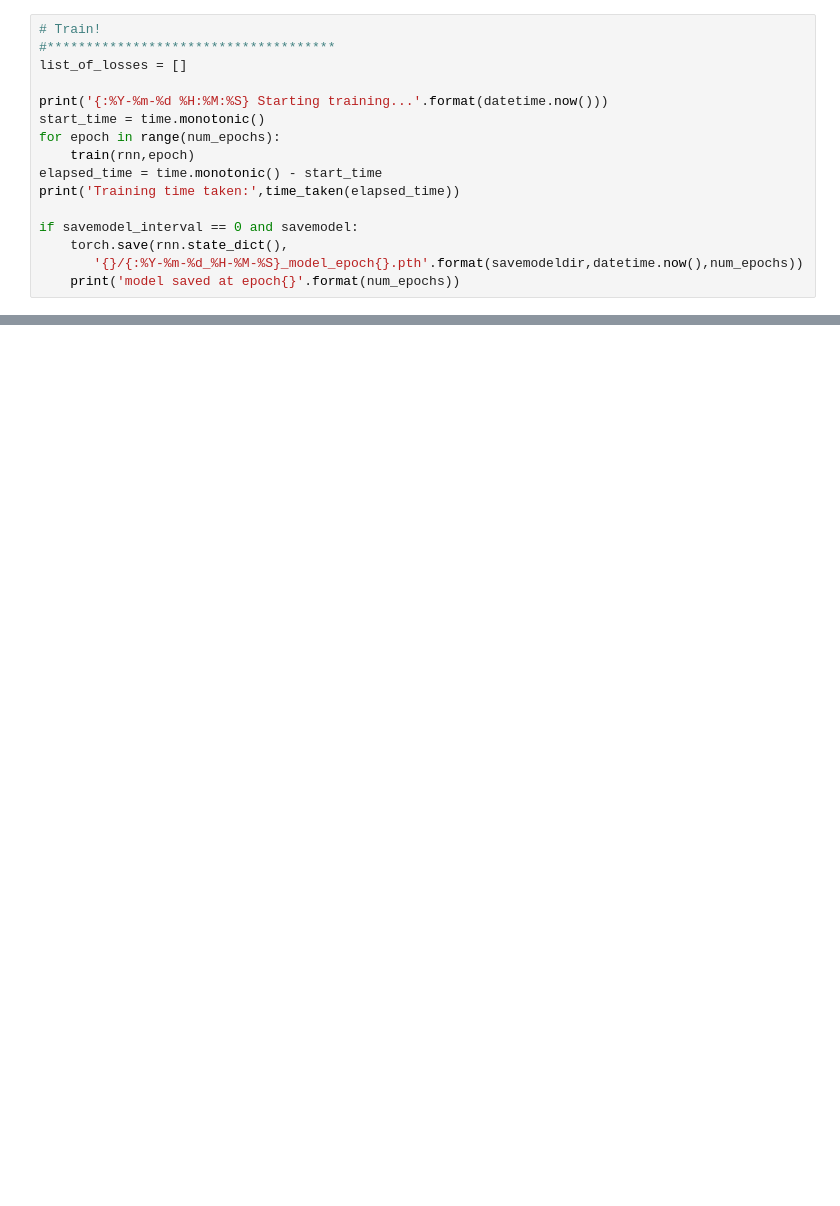
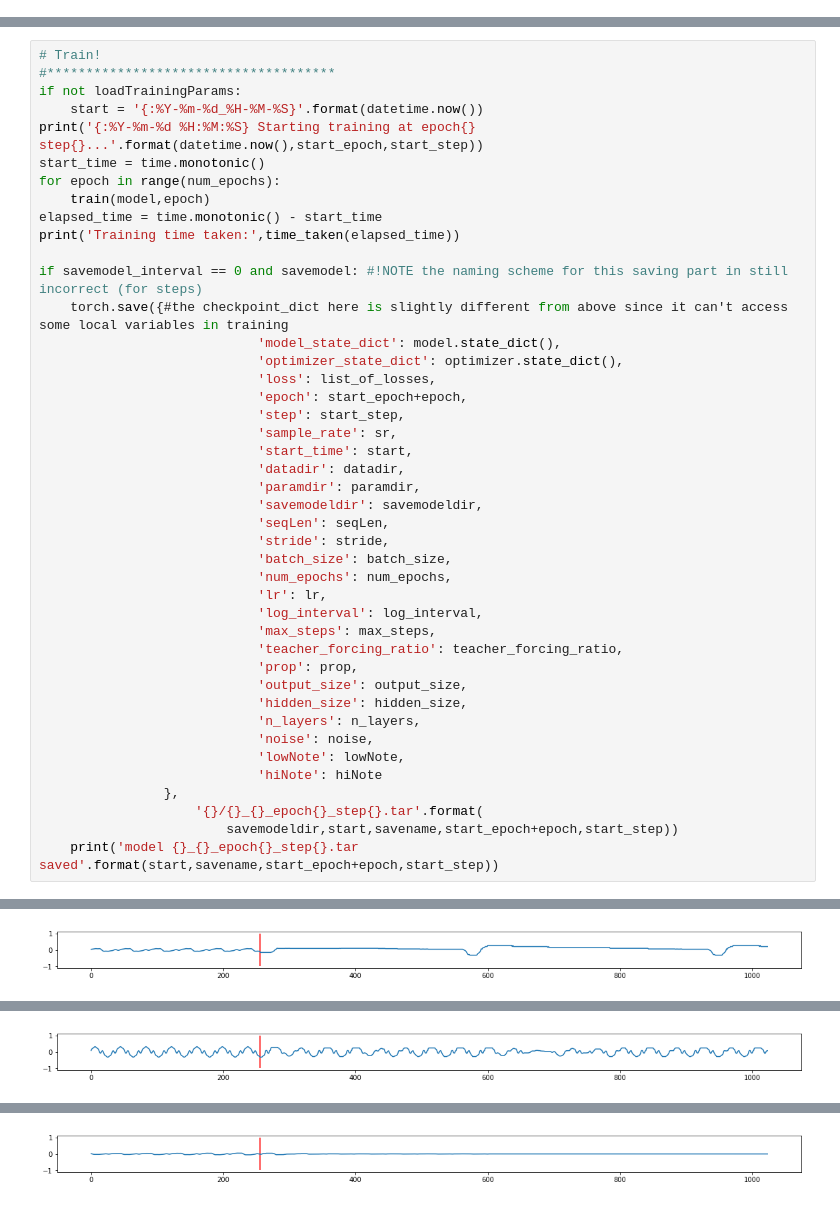
Before and after one commit to muhdhuz/RNNControl, a Jupyter notebook: main.ipynb, the cells around one changed output, grey strips where cells are left out. Saved outputs shown, nothing was run; the diff lists cells and outputs as text; blank space fills up the shorter version.

```diff
--- a/main.ipynb
+++ b/main.ipynb
@@ -346,17 +408 @@ optimizer = torch.optim.Adam(rnn.parameters(), lr=lr)
 criterion = nn.CrossEntropyLoss()
-# %%
-# Train!
-#*************************************
-list_of_losses = []
-
-print('{:%Y-%m-%d %H:%M:%S} Starting training...'.format(datetime.now()))
-start_time = time.monotonic()
-for epoch in range(num_epochs):
-    train(rnn,epoch)
-elapsed_time = time.monotonic() - start_time
-print('Training time taken:',time_taken(elapsed_time))
-
-if savemodel_interval == 0 and savemodel:
-    torch.save(rnn.state_dict(),
-       '{}/{:%Y-%m-%d_%H-%M-%S}_model_epoch{}.pth'.format(savemodeldir,datetime.now(),num_epochs))
-    print('model saved at epoch{}'.format(num_epochs))
@@ -487,0 +409,44 @@ if savemodel_interval == 0 and savemodel:
+# %%
+# Train!
+#*************************************
+if not loadTrainingParams:
+    start = '{:%Y-%m-%d_%H-%M-%S}'.format(datetime.now())
+print('{:%Y-%m-%d %H:%M:%S} Starting training at epoch{} step{}...'.format(datetime.now(),start_epoch,start_step))
+start_time = time.monotonic()
+for epoch in range(num_epochs):
+    train(model,epoch)
+elapsed_time = time.monotonic() - start_time
+print('Training time taken:',time_taken(elapsed_time))
+
+if savemodel_interval == 0 and savemodel: #!NOTE the naming scheme for this saving part in still incorrect (for steps)
+    torch.save({#the checkpoint_dict here is slightly different from above since it can't access some local variables in training
+                            'model_state_dict': model.state_dict(),
+                            'optimizer_state_dict': optimizer.state_dict(),
+                            'loss': list_of_losses,
+                            'epoch': start_epoch+epoch,
+                            'step': start_step,
+                            'sample_rate': sr,
+                            'start_time': start,
+                            'datadir': datadir,
+                            'paramdir': paramdir,
+                            'savemodeldir': savemodeldir,
+                            'seqLen': seqLen,
+                            'stride': stride,
+                            'batch_size': batch_size,
+                            'num_epochs': num_epochs,
+                            'lr': lr,
+                            'log_interval': log_interval,
+                            'max_steps': max_steps,
+                            'teacher_forcing_ratio': teacher_forcing_ratio,
+                            'prop': prop,
+                            'output_size': output_size,
+                            'hidden_size': hidden_size,
+                            'n_layers': n_layers,
+                            'noise': noise,
+                            'lowNote': lowNote,
+                            'hiNote': hiNote
+                },
+                    '{}/{}_{}_epoch{}_step{}.tar'.format(
+                        savemodeldir,start,savename,start_epoch+epoch,start_step))
+    print('model {}_{}_epoch{}_step{}.tar saved'.format(start,savename,start_epoch+epoch,start_step))
+# %% [output]
@@ -487,0 +458 @@ if savemodel_interval == 0 and savemodel:
+[figure, added]
@@ -487,0 +463 @@ if savemodel_interval == 0 and savemodel:
+[figure, added]
@@ -487,0 +468 @@ if savemodel_interval == 0 and savemodel:
+[figure, added]
```
Also changed, not shown: parts of 14 cells of this notebook, 3 other files.
